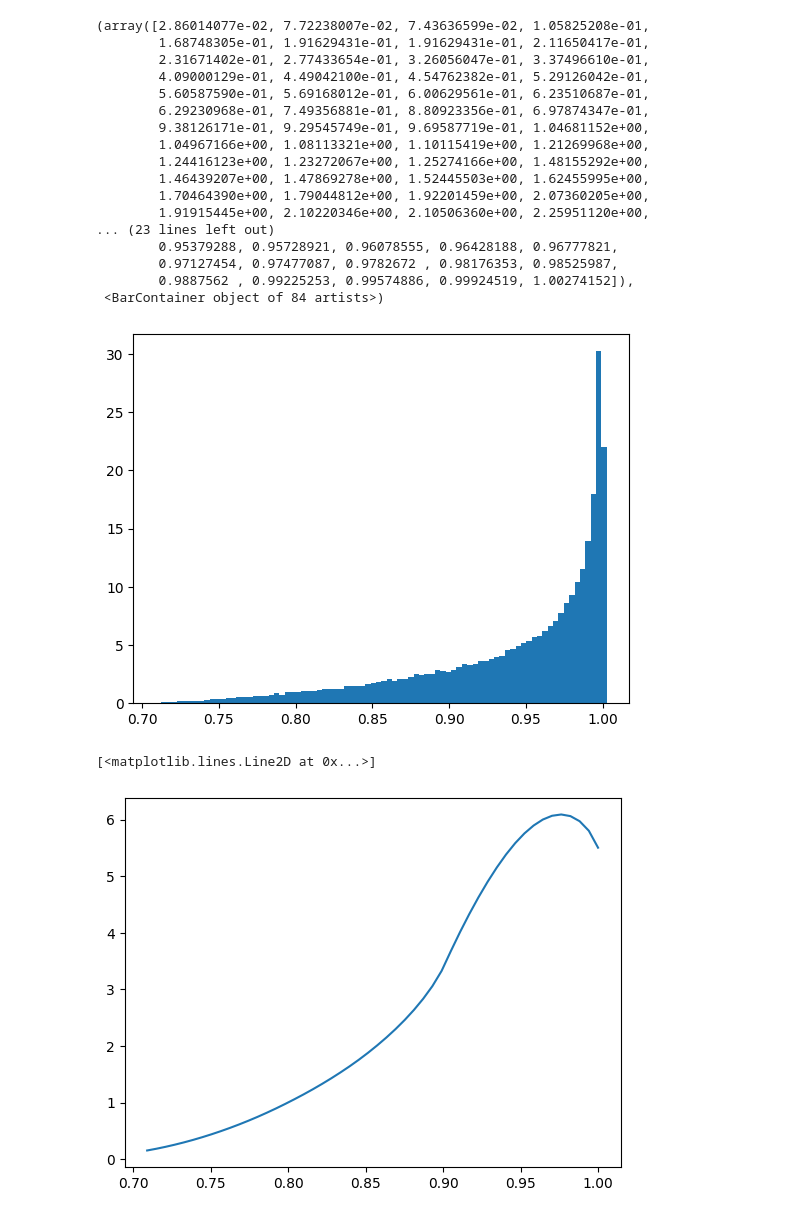
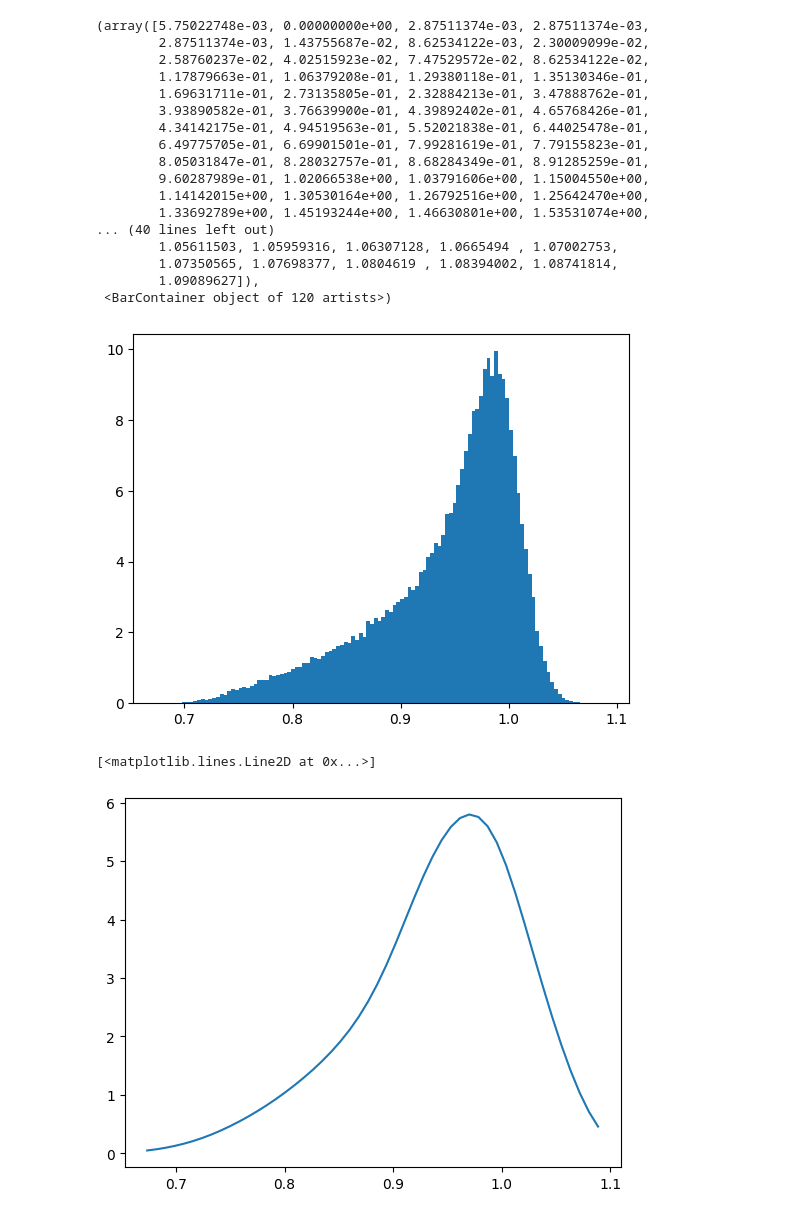
Before and after one commit to Diego-Albano/astrostatistics_bicocca_2024, a Jupyter notebook: working/W7/W7-1.ipynb, the cells around one changed output. Cells and saved outputs as stored; diff of their text form; code cells hidden in the pictures.

```diff
--- a/working/W7/W7-1.ipynb
+++ b/working/W7/W7-1.ipynb
@@ -1,39 +1,40 @@
 # %%
 import numpy as np
 import matplotlib.pyplot as plt
 from astropy.visualization.hist import hist as fancyhist
 
 mean = 1
-std = 0.000001
+std = 0.02
 
 
 chi = np.random.uniform(0, 1, 100000)
 
 M = np.random.normal(mean, std, 100000)
 
 M_irr = M*np.sqrt((1+np.sqrt(1-chi**2))/2)
+
 x = np.linspace(min(M_irr), max(M_irr))
 
 fancyhist(M_irr, bins="freedman", density=True)
 # %% [output]
-(array([2.86014077e-02, 7.72238007e-02, 7.43636599e-02, 1.05825208e-01,
-        1.68748305e-01, 1.91629431e-01, 1.91629431e-01, 2.11650417e-01,
-        2.31671402e-01, 2.77433654e-01, 3.26056047e-01, 3.37496610e-01,
-        4.09000129e-01, 4.49042100e-01, 4.54762382e-01, 5.29126042e-01,
-        5.60587590e-01, 5.69168012e-01, 6.00629561e-01, 6.23510687e-01,
-        6.29230968e-01, 7.49356881e-01, 8.80923356e-01, 6.97874347e-01,
-        9.38126171e-01, 9.29545749e-01, 9.69587719e-01, 1.04681152e+00,
-        1.04967166e+00, 1.08113321e+00, 1.10115419e+00, 1.21269968e+00,
-        1.24416123e+00, 1.23272067e+00, 1.25274166e+00, 1.48155292e+00,
-        1.46439207e+00, 1.47869278e+00, 1.52445503e+00, 1.62455995e+00,
-        1.70464390e+00, 1.79044812e+00, 1.92201459e+00, 2.07360205e+00,
-        1.91915445e+00, 2.10220346e+00, 2.10506360e+00, 2.25951120e+00,
-... (23 lines left out)
-        0.95379288, 0.95728921, 0.96078555, 0.96428188, 0.96777821,
-        0.97127454, 0.97477087, 0.9782672 , 0.98176353, 0.98525987,
-        0.9887562 , 0.99225253, 0.99574886, 0.99924519, 1.00274152]),
- <BarContainer object of 84 artists>)
+(array([5.75022748e-03, 0.00000000e+00, 2.87511374e-03, 2.87511374e-03,
+        2.87511374e-03, 1.43755687e-02, 8.62534122e-03, 2.30009099e-02,
+        2.58760237e-02, 4.02515923e-02, 7.47529572e-02, 8.62534122e-02,
+        1.17879663e-01, 1.06379208e-01, 1.29380118e-01, 1.35130346e-01,
+        1.69631711e-01, 2.73135805e-01, 2.32884213e-01, 3.47888762e-01,
+        3.93890582e-01, 3.76639900e-01, 4.39892402e-01, 4.65768426e-01,
+        4.34142175e-01, 4.94519563e-01, 5.52021838e-01, 6.44025478e-01,
+        6.49775705e-01, 6.69901501e-01, 7.99281619e-01, 7.79155823e-01,
+        8.05031847e-01, 8.28032757e-01, 8.68284349e-01, 8.91285259e-01,
+        9.60287989e-01, 1.02066538e+00, 1.03791606e+00, 1.15004550e+00,
+        1.14142015e+00, 1.30530164e+00, 1.26792516e+00, 1.25642470e+00,
+        1.33692789e+00, 1.45193244e+00, 1.46630801e+00, 1.53531074e+00,
+... (40 lines left out)
+        1.05611503, 1.05959316, 1.06307128, 1.0665494 , 1.07002753,
+        1.07350565, 1.07698377, 1.0804619 , 1.08394002, 1.08741814,
+        1.09089627]),
+ <BarContainer object of 120 artists>)
-[figure, old version]
+[figure, new version]
 # %%
 from sklearn.neighbors import KernelDensity
 
@@ -50,7 +51,7 @@ KDE = kde_sklearn(M_irr,bandwidth=0.1,kernel="linear")
 plt.plot(x, KDE)
 # %% [output]
 [<matplotlib.lines.Line2D at 0x...>]
-[figure, old version]
+[figure, new version]
 # %%
 import scipy.stats as stats
 from scipy.stats import norm
```
Also changed, not shown: parts of 4 cells of this notebook, 1 other file.
